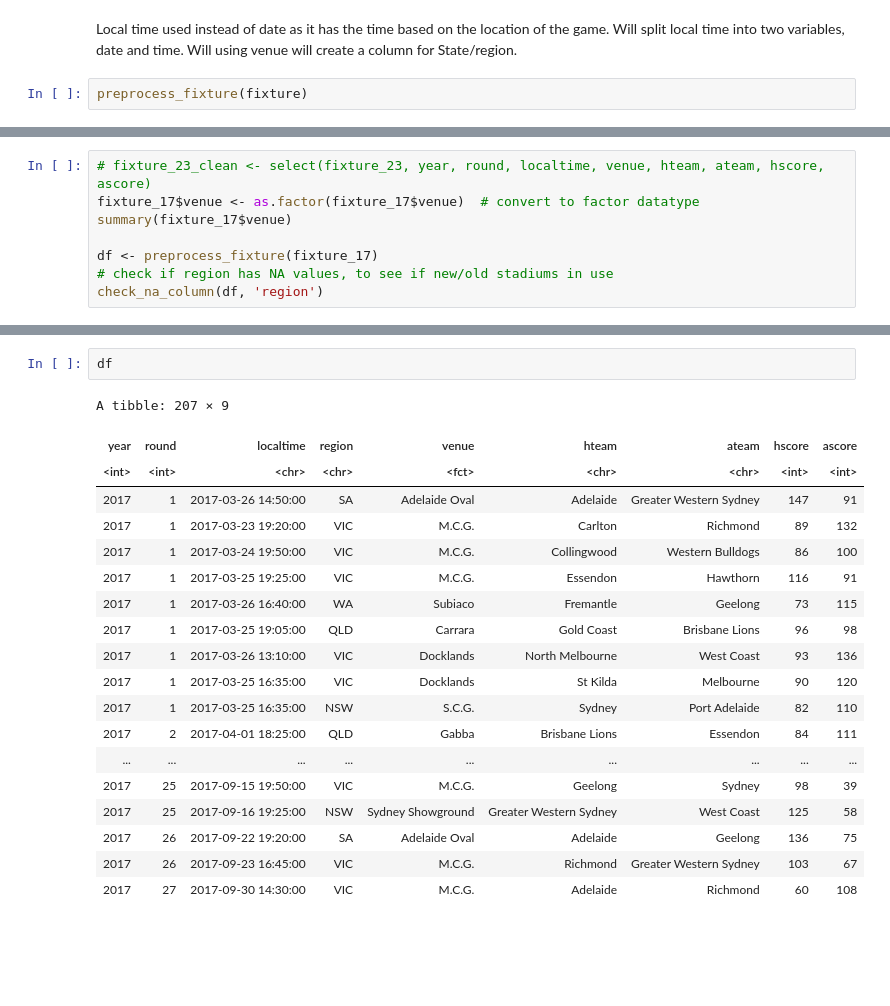
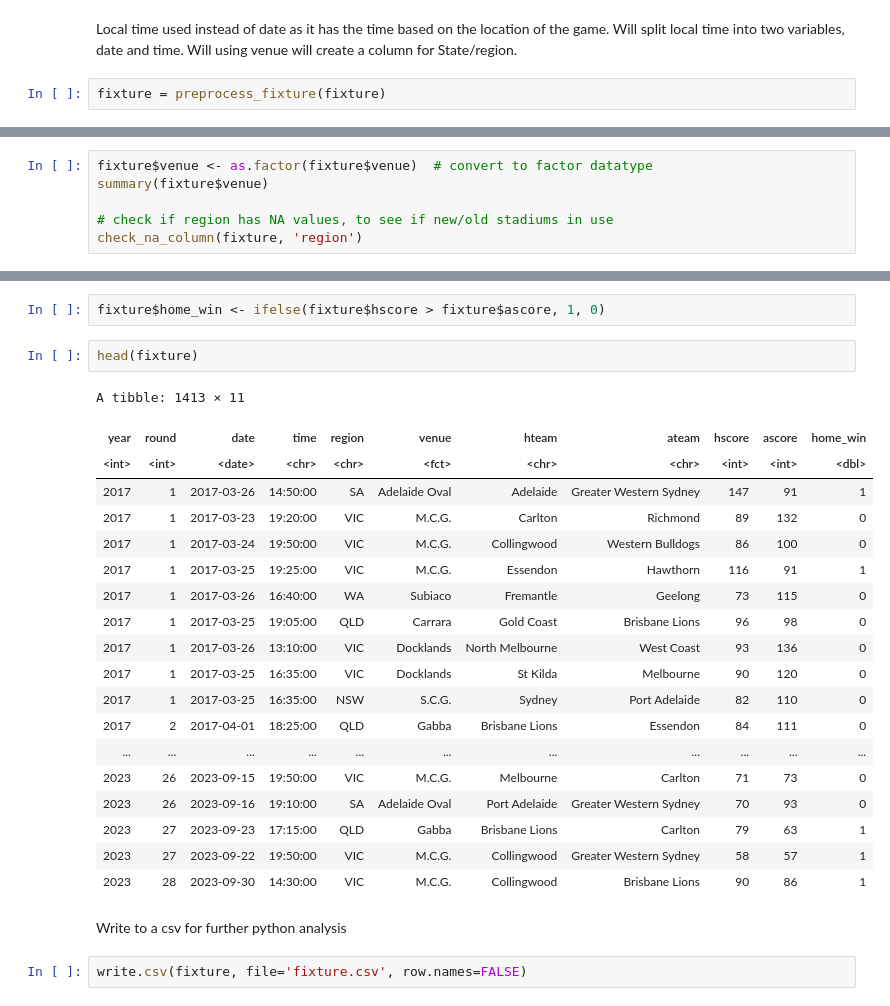
Before and after one commit to LeonViti/AFL, a Jupyter notebook: fitzRoy_Data.ipynb, the cells around one changed output, grey strips where cells are left out. Saved outputs shown, nothing was run; the diff lists cells and outputs as text; blank space fills up the shorter version.

```diff
--- a/fitzRoy_Data.ipynb
+++ b/fitzRoy_Data.ipynb
@@ -93,4 +92,4 @@ fixture = rbind(fixture_17, fixture_18, fixture_19, fixture_20, fixture_21, fixt
 # %% [markdown]
 Local time used instead of date as it has the time based on the location of the game. Will split local time into two variables, date and time. Will using venue will create a column for State/region.
 # %%
-preprocess_fixture(fixture)
+fixture = preprocess_fixture(fixture)
@@ -117,10 +96,8 @@ A tibble: 1413 × 10
 # %%
-# fixture_23_clean <- select(fixture_23, year, round, localtime, venue, hteam, ateam, hscore, ascore)
-fixture_17$venue <- as.factor(fixture_17$venue)  # convert to factor datatype
-summary(fixture_17$venue)
+fixture$venue <- as.factor(fixture$venue)  # convert to factor datatype
+summary(fixture$venue)
 
-df <- preprocess_fixture(fixture_17)
 # check if region has NA values, to see if new/old stadiums in use
-check_na_column(df, 'region')
+check_na_column(fixture, 'region')
 # %% [output]
 Adelaide Arena at Jiangwan Stadium                      Adelaide Oval
@@ -150,22 +121,28 @@ ERROR: Error in `$<-`:
 # %%
-df
+fixture$home_win <- ifelse(fixture$hscore > fixture$ascore, 1, 0)
-# %% [output]
-A tibble: 207 × 9
-| year | round | localtime | region | venue | hteam | ateam | hscore | ascore |
-| <int> | <int> | <chr> | <chr> | <fct> | <chr> | <chr> | <int> | <int> |
-| 2017 | 1 | 2017-03-26 14:50:00 | SA | Adelaide Oval | Adelaide | Greater Western Sydney | 147 | 91 |
-| 2017 | 1 | 2017-03-23 19:20:00 | VIC | M.C.G. | Carlton | Richmond | 89 | 132 |
-| 2017 | 1 | 2017-03-24 19:50:00 | VIC | M.C.G. | Collingwood | Western Bulldogs | 86 | 100 |
-| 2017 | 1 | 2017-03-25 19:25:00 | VIC | M.C.G. | Essendon | Hawthorn | 116 | 91 |
-| 2017 | 1 | 2017-03-26 16:40:00 | WA | Subiaco | Fremantle | Geelong | 73 | 115 |
-| 2017 | 1 | 2017-03-25 19:05:00 | QLD | Carrara | Gold Coast | Brisbane Lions | 96 | 98 |
-| 2017 | 1 | 2017-03-26 13:10:00 | VIC | Docklands | North Melbourne | West Coast | 93 | 136 |
-| 2017 | 1 | 2017-03-25 16:35:00 | VIC | Docklands | St Kilda | Melbourne | 90 | 120 |
-| 2017 | 1 | 2017-03-25 16:35:00 | NSW | S.C.G. | Sydney | Port Adelaide | 82 | 110 |
-| 2017 | 2 | 2017-04-01 18:25:00 | QLD | Gabba | Brisbane Lions | Essendon | 84 | 111 |
-| ... | ... | ... | ... | ... | ... | ... | ... | ... |
-| 2017 | 25 | 2017-09-15 19:50:00 | VIC | M.C.G. | Geelong | Sydney | 98 | 39 |
-| 2017 | 25 | 2017-09-16 19:25:00 | NSW | Sydney Showground | Greater Western Sydney | West Coast | 125 | 58 |
-| 2017 | 26 | 2017-09-22 19:20:00 | SA | Adelaide Oval | Adelaide | Geelong | 136 | 75 |
-| 2017 | 26 | 2017-09-23 16:45:00 | VIC | M.C.G. | Richmond | Greater Western Sydney | 103 | 67 |
-| 2017 | 27 | 2017-09-30 14:30:00 | VIC | M.C.G. | Adelaide | Richmond | 60 | 108 |
+# %%
+head(fixture)
+# %% [output]
+A tibble: 1413 × 11
+| year | round | date | time | region | venue | hteam | ateam | hscore | ascore | home_win |
+| <int> | <int> | <date> | <chr> | <chr> | <fct> | <chr> | <chr> | <int> | <int> | <dbl> |
+| 2017 | 1 | 2017-03-26 | 14:50:00 | SA | Adelaide Oval | Adelaide | Greater Western Sydney | 147 | 91 | 1 |
+| 2017 | 1 | 2017-03-23 | 19:20:00 | VIC | M.C.G. | Carlton | Richmond | 89 | 132 | 0 |
+| 2017 | 1 | 2017-03-24 | 19:50:00 | VIC | M.C.G. | Collingwood | Western Bulldogs | 86 | 100 | 0 |
+| 2017 | 1 | 2017-03-25 | 19:25:00 | VIC | M.C.G. | Essendon | Hawthorn | 116 | 91 | 1 |
+| 2017 | 1 | 2017-03-26 | 16:40:00 | WA | Subiaco | Fremantle | Geelong | 73 | 115 | 0 |
+| 2017 | 1 | 2017-03-25 | 19:05:00 | QLD | Carrara | Gold Coast | Brisbane Lions | 96 | 98 | 0 |
+| 2017 | 1 | 2017-03-26 | 13:10:00 | VIC | Docklands | North Melbourne | West Coast | 93 | 136 | 0 |
+| 2017 | 1 | 2017-03-25 | 16:35:00 | VIC | Docklands | St Kilda | Melbourne | 90 | 120 | 0 |
+| 2017 | 1 | 2017-03-25 | 16:35:00 | NSW | S.C.G. | Sydney | Port Adelaide | 82 | 110 | 0 |
+| 2017 | 2 | 2017-04-01 | 18:25:00 | QLD | Gabba | Brisbane Lions | Essendon | 84 | 111 | 0 |
+| ... | ... | ... | ... | ... | ... | ... | ... | ... | ... | ... |
+| 2023 | 26 | 2023-09-15 | 19:50:00 | VIC | M.C.G. | Melbourne | Carlton | 71 | 73 | 0 |
+| 2023 | 26 | 2023-09-16 | 19:10:00 | SA | Adelaide Oval | Port Adelaide | Greater Western Sydney | 70 | 93 | 0 |
+| 2023 | 27 | 2023-09-23 | 17:15:00 | QLD | Gabba | Brisbane Lions | Carlton | 79 | 63 | 1 |
+| 2023 | 27 | 2023-09-22 | 19:50:00 | VIC | M.C.G. | Collingwood | Greater Western Sydney | 58 | 57 | 1 |
+| 2023 | 28 | 2023-09-30 | 14:30:00 | VIC | M.C.G. | Collingwood | Brisbane Lions | 90 | 86 | 1 |
+# %% [markdown]
+Write to a csv for further python analysis
+# %%
+write.csv(fixture, file='fixture.csv', row.names=FALSE)
```
Also changed, not shown: parts of 3 cells of this notebook, 3 other files.
